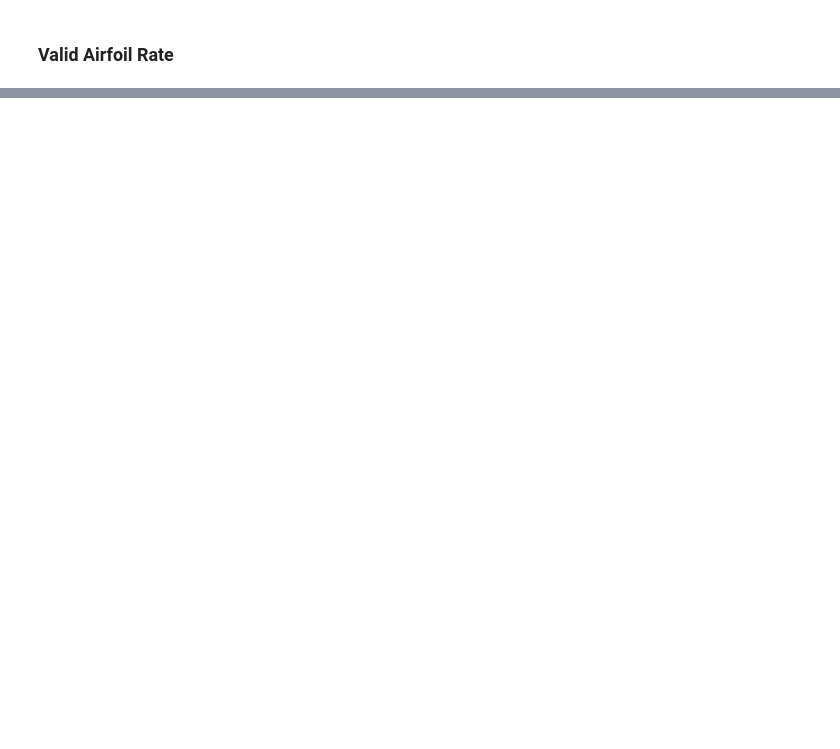
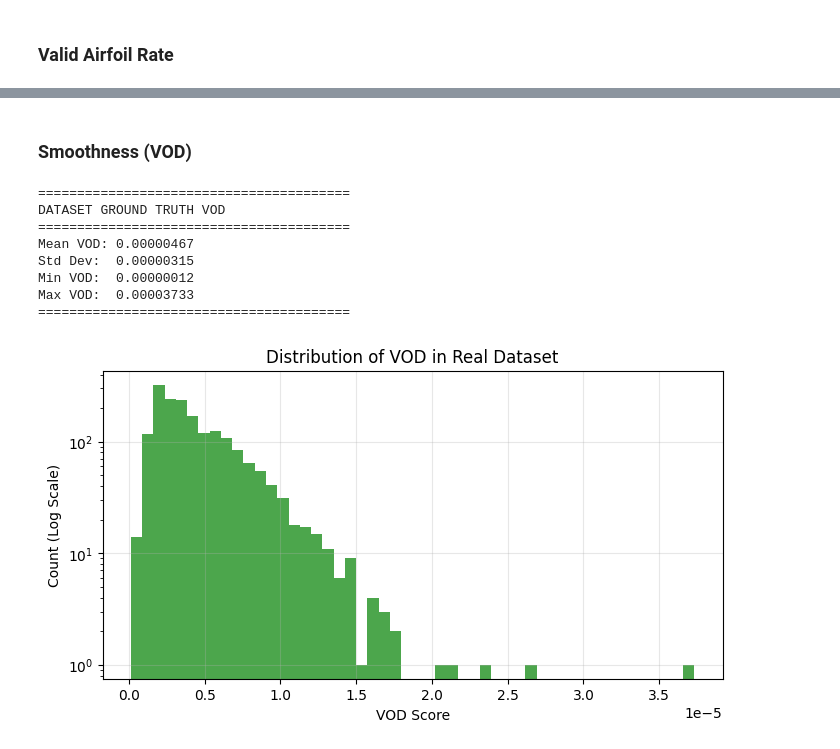
Before and after one commit to matsouto/AeroGen, a Jupyter notebook: notebook/validation/vae_validation.ipynb, the cells around one changed output, grey strips where cells are left out. Saved outputs shown, nothing was run; the diff lists cells and outputs as text; code cells hidden in the pictures; blank space fills up the shorter version.

```diff
--- a/notebook/validation/vae_validation.ipynb
+++ b/notebook/validation/vae_validation.ipynb
@@ -432,0 +437,46 @@ Muitos erros (36). Plotando os primeiros 16...
+# %% [markdown]
+### Smoothness (VOD)
+# %%
+train_df = pd.read_json(TRAIN_DATA_PATH)
+
+# Concatenating train and validation dataframes
+full_df = pd.concat([train_df, val_df], ignore_index=True)
+
+# Converting coordinates from list to numpy arrays
+full_df["coordinates"] = full_df["coordinates"].apply(np.array)
+
+full_df["vod"] = full_df["coordinates"].apply(compute_vod_numpy)
+
+mean_vod = full_df["vod"].mean()
+std_vod = full_df["vod"].std()
+min_vod = full_df["vod"].min()
+max_vod = full_df["vod"].max()
+
+print("\n" + "="*40)
+print("DATASET GROUND TRUTH VOD")
+print("="*40)
+print(f"Mean VOD: {mean_vod:.8f}") # Use this as your target baseline
+print(f"Std Dev:  {std_vod:.8f}")
+print(f"Min VOD:  {min_vod:.8f}")
+print(f"Max VOD:  {max_vod:.8f}")
+print("="*40)
+
+# Optional: Plot histogram to see the distribution of smoothness in real data
+import matplotlib.pyplot as plt
+plt.figure(figsize=(8, 4))
+plt.hist(full_df["vod"], bins=50, color='green', alpha=0.7, log=True)
+plt.title("Distribution of VOD in Real Dataset")
+plt.xlabel("VOD Score")
+plt.ylabel("Count (Log Scale)")
+plt.grid(True, alpha=0.3)
+plt.show()
+# %% [output]
+========================================
+DATASET GROUND TRUTH VOD
+========================================
+Mean VOD: 0.00000467
+Std Dev:  0.00000315
+Min VOD:  0.00000012
+Max VOD:  0.00003733
+========================================
+[figure, added]
```
Also changed, not shown: parts of 15 cells of this notebook, 6 other files.
